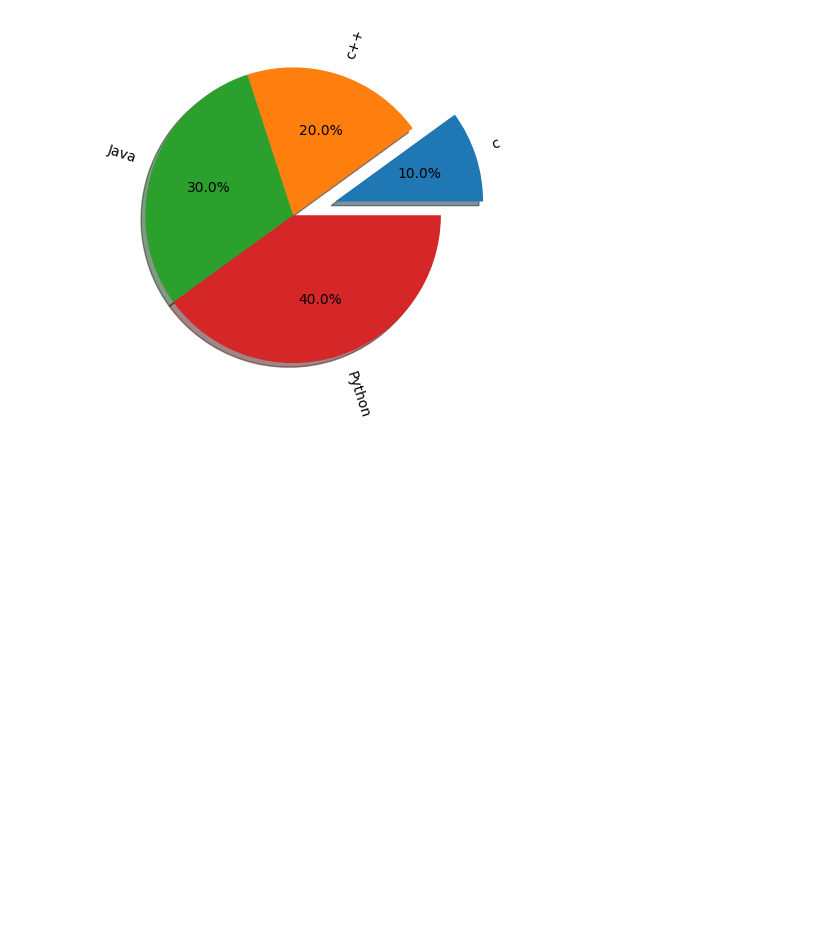
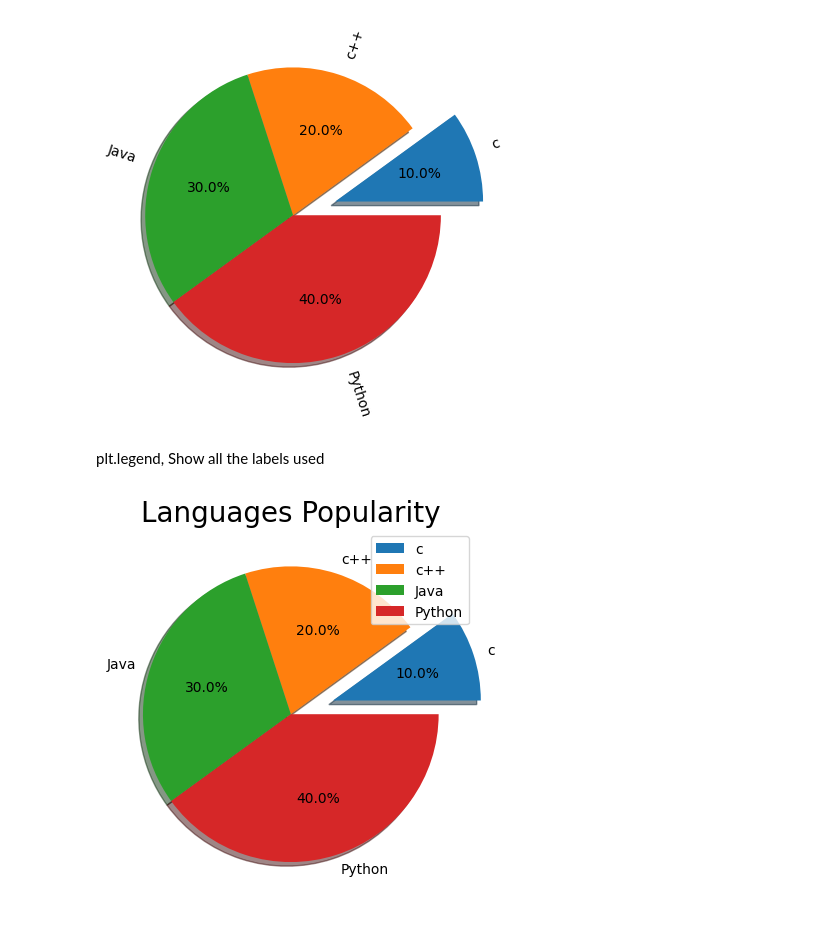
Before and after one commit to Musawer-Afzal/AI-Engineering, a Jupyter notebook: Matplotlib/pie_plot.ipynb, the cells around one changed output. Saved outputs shown, nothing was run; the diff lists cells and outputs as text; code cells hidden in the pictures; blank space fills up the shorter version.

Commit message:
legend, show all the labels used

```diff
--- a/Matplotlib/pie_plot.ipynb
+++ b/Matplotlib/pie_plot.ipynb
@@ -219,3 +219,24 @@ plt.pie(
 plt.show()
 # %% [output]
 [figure]
+# %% [markdown]
+plt.legend, Show all the labels used
+# %%
+x = [10, 20,30, 40]
+y = ["c", "c++", "Java", "Python"]
+ex = [0.3, 0.0, 0.0, 0.0]
+c = ["red", "yellow", "green", "blue"]
+
+plt.pie(
+    x,
+    labels = y,
+    explode = ex,
+    autopct = "%0.1f%%",
+    shadow = True,
+    )
+
+plt.legend(loc = 1)
+plt.title("Languages Popularity", fontsize = 20)
+plt.show()
+# %% [output]
+[figure, added]
```
